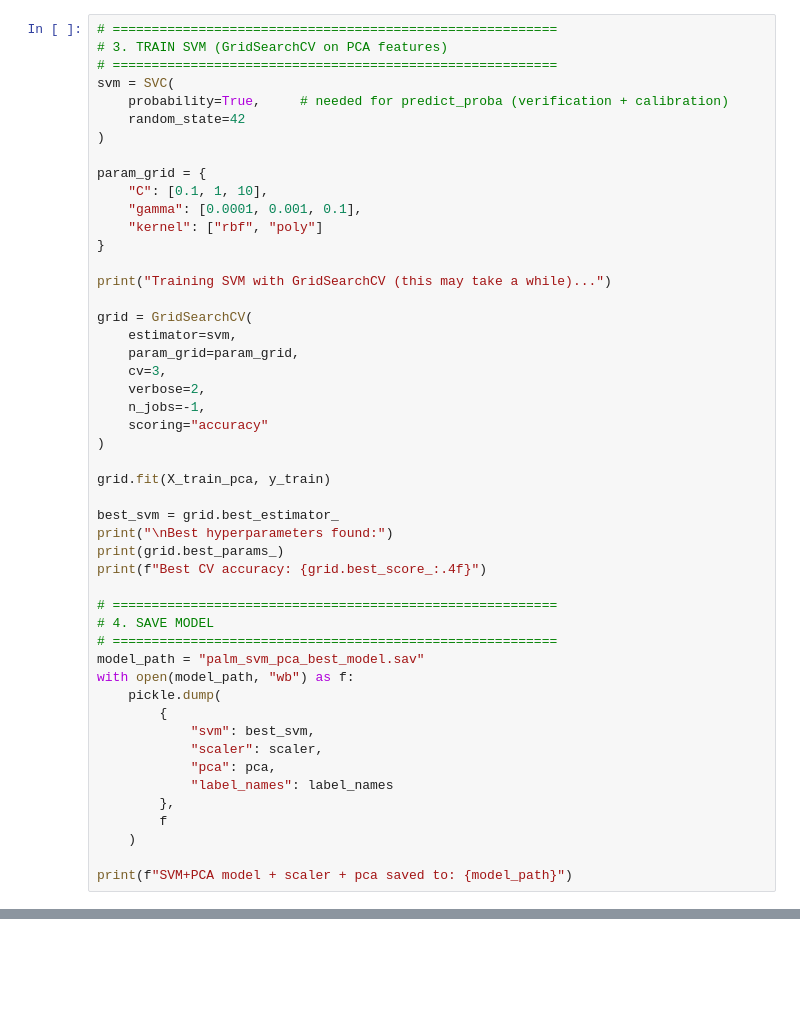
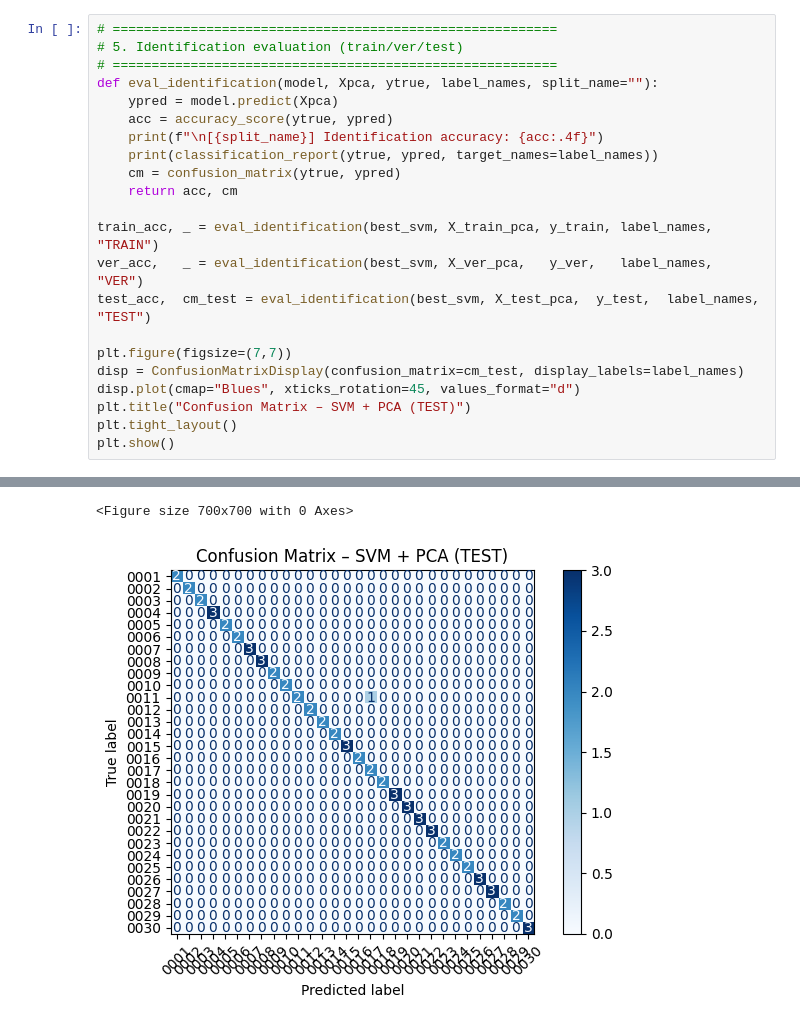
Before and after one commit to juliekxy/Vein-Biometrics, a Jupyter notebook: palm_SVM_PCA.ipynb, the cells around one changed output, grey strips where cells are left out. Cells and saved outputs as stored; diff of their text form; blank space fills up the shorter version.

```diff
--- a/palm_SVM_PCA.ipynb
+++ b/palm_SVM_PCA.ipynb
@@ -116,50 +134,23 @@ X_test_pca shape: (72, 150)
 # %%
 # =========================================================
-# 3. TRAIN SVM (GridSearchCV on PCA features)
+# 5. Identification evaluation (train/ver/test)
 # =========================================================
-svm = SVC(
-    probability=True,     # needed for predict_proba (verification + calibration)
-    random_state=42
-)
+def eval_identification(model, Xpca, ytrue, label_names, split_name=""):
+    ypred = model.predict(Xpca)
+    acc = accuracy_score(ytrue, ypred)
+    print(f"\n[{split_name}] Identification accuracy: {acc:.4f}")
+    print(classification_report(ytrue, ypred, target_names=label_names))
+    cm = confusion_matrix(ytrue, ypred)
+    return acc, cm
 
-param_grid = {
-    "C": [0.1, 1, 10],
-    "gamma": [0.0001, 0.001, 0.1],
-    "kernel": ["rbf", "poly"]
-}
+train_acc, _ = eval_identification(best_svm, X_train_pca, y_train, label_names, "TRAIN")
+ver_acc,   _ = eval_identification(best_svm, X_ver_pca,   y_ver,   label_names, "VER")
+test_acc,  cm_test = eval_identification(best_svm, X_test_pca,  y_test,  label_names, "TEST")
 
-print("Training SVM with GridSearchCV (this may take a while)...")
-
-grid = GridSearchCV(
-    estimator=svm,
-    param_grid=param_grid,
-    cv=3,
-    verbose=2,
-    n_jobs=-1,
-    scoring="accuracy"
-)
-
-grid.fit(X_train_pca, y_train)
-
-best_svm = grid.best_estimator_
-print("\nBest hyperparameters found:")
-print(grid.best_params_)
-print(f"Best CV accuracy: {grid.best_score_:.4f}")
-
-# =========================================================
-# 4. SAVE MODEL
-# =========================================================
-model_path = "palm_svm_pca_best_model.sav"
-with open(model_path, "wb") as f:
-    pickle.dump(
-        {
-            "svm": best_svm,
-            "scaler": scaler,
-            "pca": pca,
-            "label_names": label_names
-        },
-        f
-    )
-
-print(f"SVM+PCA model + scaler + pca saved to: {model_path}")
+plt.figure(figsize=(7,7))
+disp = ConfusionMatrixDisplay(confusion_matrix=cm_test, display_labels=label_names)
+disp.plot(cmap="Blues", xticks_rotation=45, values_format="d")
+plt.title("Confusion Matrix – SVM + PCA (TEST)")
+plt.tight_layout()
+plt.show()
 # %% [output]
@@ -173,2 +174,4 @@ SVM+PCA model + scaler + pca saved to: palm_svm_pca_best_model.sav
+<Figure size 700x700 with 0 Axes>
+[figure, added]
 # %%
 # =========================================================
```
Also changed, not shown: parts of 7 cells of this notebook, 4 other files.
